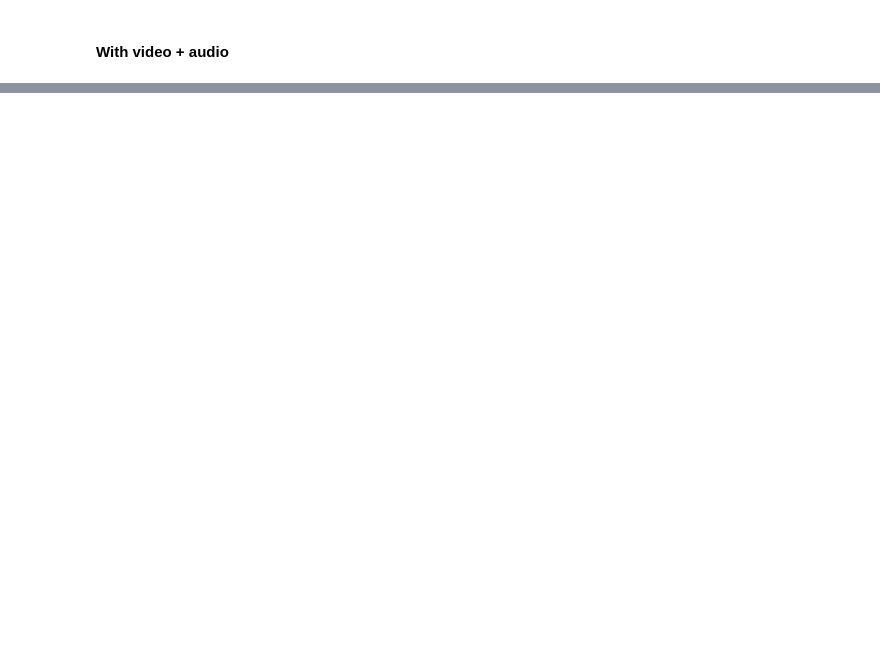
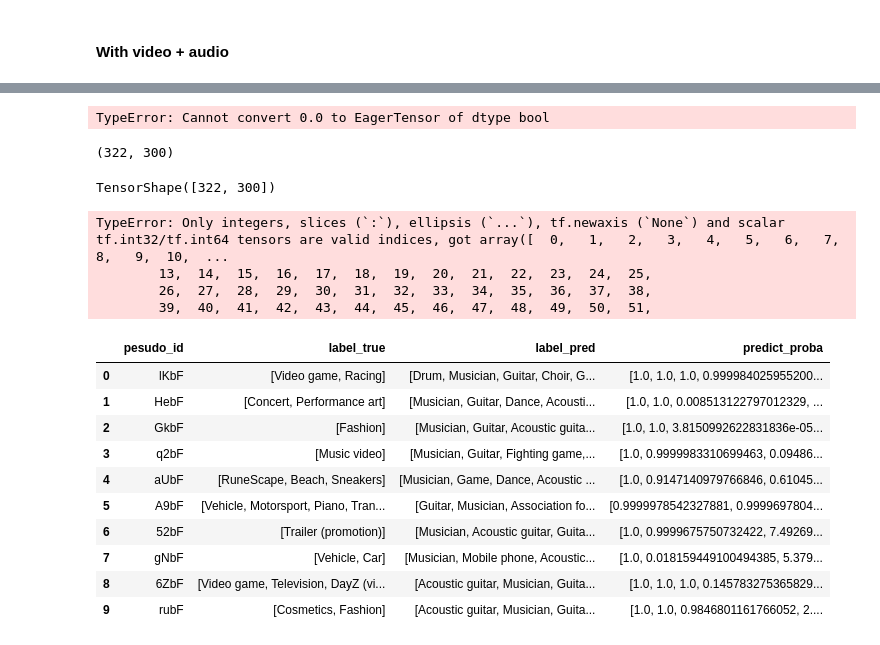
Before and after one commit to erikanfox/YouTube-8m-Classification, a Jupyter notebook: video_logistic.ipynb, the cells around one changed output, grey strips where cells are left out. Saved outputs shown, nothing was run; the diff lists cells and outputs as text; code cells hidden in the pictures; blank space fills up the shorter version.

```diff
--- a/video_logistic.ipynb
+++ b/video_logistic.ipynb
@@ -173,0 +159,75 @@ Epoch 10/10
+# %%
+import eval_util as eval
+
+
+y_predproba_train = logistic_reg.predict(X_train)
+y_train2  = tf.cast(y_train,tf.int32)
+gAP_train = eval.calculate_gap(y_predproba_train ,y_train2)
+PERR_train = eval.calculate_precision_at_equal_recall_rate(y_predproba_train ,y_train)
+# HIT1_train= eval.calculate_hit_at_one(y_predproba_train ,y_train)
+# # f1 score
+# print("Training performance: gAP = %.3f, PERR = %.3f, HIT1 = %.3f"%(gAP_train,PERR_train, HIT1_train))
+
+# y_predproba_val = logistic_reg.predict(X_val)
+# #gAP_val = eval.calculate_gap(y_predproba_val ,y_val)
+# #PERR_val = eval.calculate_precision_at_equal_recall_rate(y_predproba_val ,y_val)
+# HIT1_val= eval.calculate_hit_at_one(y_predproba_val ,y_val)
+# # f1 score
+# print("Validation performance: gAP = %.3f, PERR = %.3f, HIT1 = %.3f"%(gAP_val,PERR_val, HIT1_val))
+# %% [output]
+TypeError: Cannot convert 0.0 to EagerTensor of dtype bool
+# %%
+y_predproba_val.shape
+# %% [output]
+(322, 300)
+# %%
+tensor.shape
+# %% [output]
+TensorShape([322, 300])
+# %%
+
+tensor = tf.cast(y_val, tf.bool)
+HIT1_val= eval.calculate_hit_at_one(y_predproba_val ,tensor)
+# %% [output]
+TypeError: Only integers, slices (`:`), ellipsis (`...`), tf.newaxis (`None`) and scalar tf.int32/tf.int64 tensors are valid indices, got array([  0,   1,   2,   3,   4,   5,   6,   7,   8,   9,  10,  ...
+        13,  14,  15,  16,  17,  18,  19,  20,  21,  22,  23,  24,  25,
+        26,  27,  28,  29,  30,  31,  32,  33,  34,  35,  36,  37,  38,
+        39,  40,  41,  42,  43,  44,  45,  46,  47,  48,  49,  50,  51,
+# %%
+label_dict = pd.read_csv("vocabulary.csv")
+
+def get_label(label_index,top_n_labels):
+  def get_label_row(row):
+    if type(row)!= np.ndarray:
+      row= np.array(row)
+    labels = label_dict.iloc[row[row<top_n_labels]].Name.values
+    return labels
+
+  all_labels  = list(map(lambda row: get_label_row(row), label_index))
+  return all_labels
+
+def make_top_n_pred_df(pesudo_id,y_predproba,feat_labels,top_n = 5):
+  top_labels_proba = np.fliplr(np.sort(y_predproba,axis=1))[:,:top_n]
+  top_labels_pred = np.fliplr(y_predproba.argsort(axis=1))[:,:top_n]
+  label_true = get_label(feat_labels,1000)
+  label_pred = get_label(top_labels_pred,1000)
+  predict_df = pd.DataFrame({"pesudo_id":pesudo_id,
+              "label_true":label_true,
+              "label_pred":label_pred,
+              "predict_proba":top_labels_proba.tolist()})
+  return predict_df
+# %%
+train_pred_df = make_top_n_pred_df(feat_puesdoid,y_predproba_train,feat_labels,top_n = 5,get_names=True)
+train_pred_df.head(10)
+# %% [output]
+|  | pesudo_id | label_true | label_pred | predict_proba |
+| 0 | lKbF | [Video game, Racing] | [Drum, Musician, Guitar, Choir, G... | [1.0, 1.0, 1.0, 0.999984025955200... |
+| 1 | HebF | [Concert, Performance art] | [Musician, Guitar, Dance, Acousti... | [1.0, 1.0, 0.008513122797012329, ... |
+| 2 | GkbF | [Fashion] | [Musician, Guitar, Acoustic guita... | [1.0, 1.0, 3.8150992622831836e-05... |
+| 3 | q2bF | [Music video] | [Musician, Guitar, Fighting game,... | [1.0, 0.9999983310699463, 0.09486... |
+| 4 | aUbF | [RuneScape, Beach, Sneakers] | [Musician, Game, Dance, Acoustic ... | [1.0, 0.9147140979766846, 0.61045... |
+| 5 | A9bF | [Vehicle, Motorsport, Piano, Tran... | [Guitar, Musician, Association fo... | [0.9999978542327881, 0.9999697804... |
+| 6 | 52bF | [Trailer (promotion)] | [Musician, Acoustic guitar, Guita... | [1.0, 0.9999675750732422, 7.49269... |
+| 7 | gNbF | [Vehicle, Car] | [Musician, Mobile phone, Acoustic... | [1.0, 0.018159449100494385, 5.379... |
+| 8 | 6ZbF | [Video game, Television, DayZ (vi... | [Acoustic guitar, Musician, Guita... | [1.0, 1.0, 1.0, 0.145783275365829... |
+| 9 | rubF | [Cosmetics, Fashion] | [Acoustic guitar, Musician, Guita... | [1.0, 1.0, 0.9846801161766052, 2.... |
```
Also changed, not shown: parts of 9 cells of this notebook.
